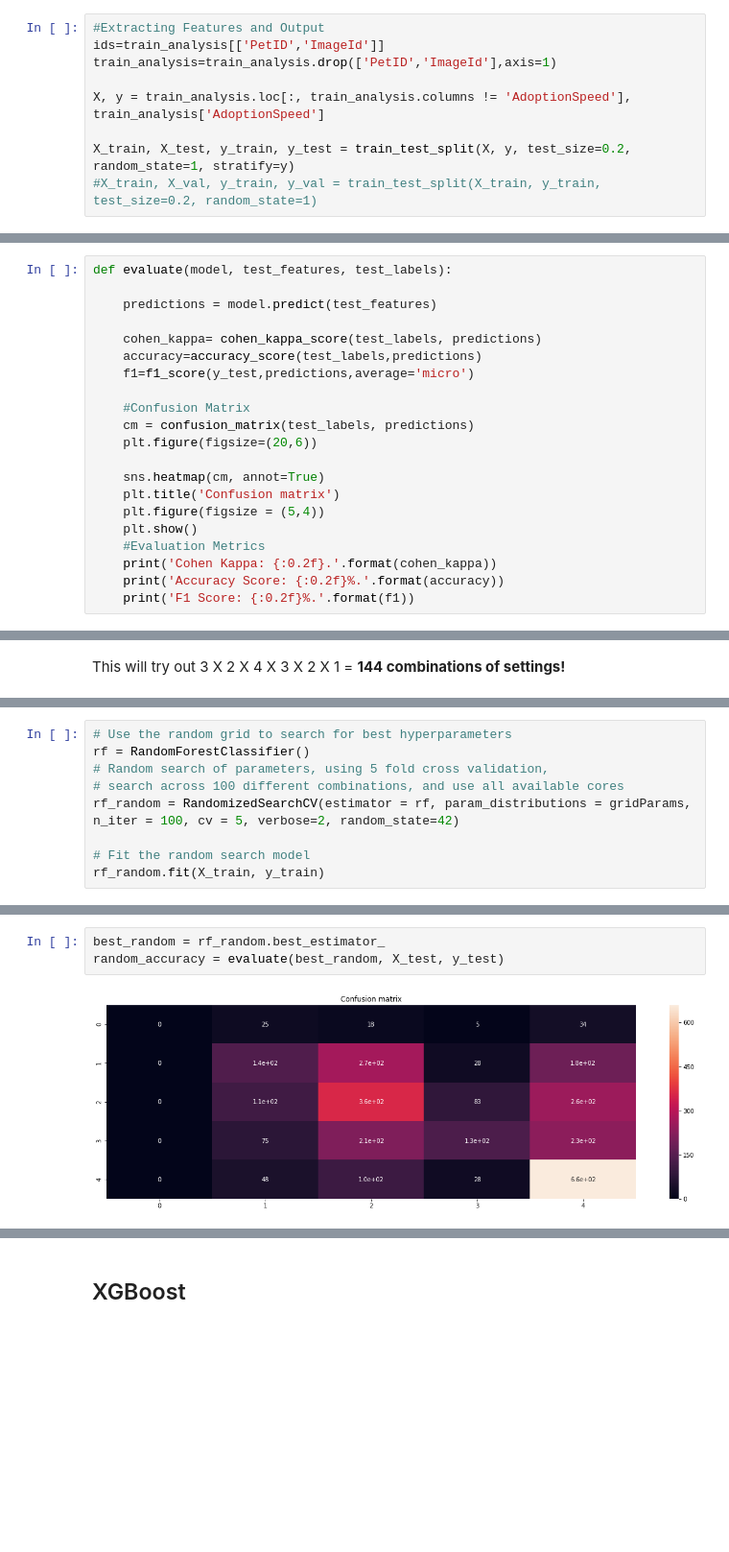
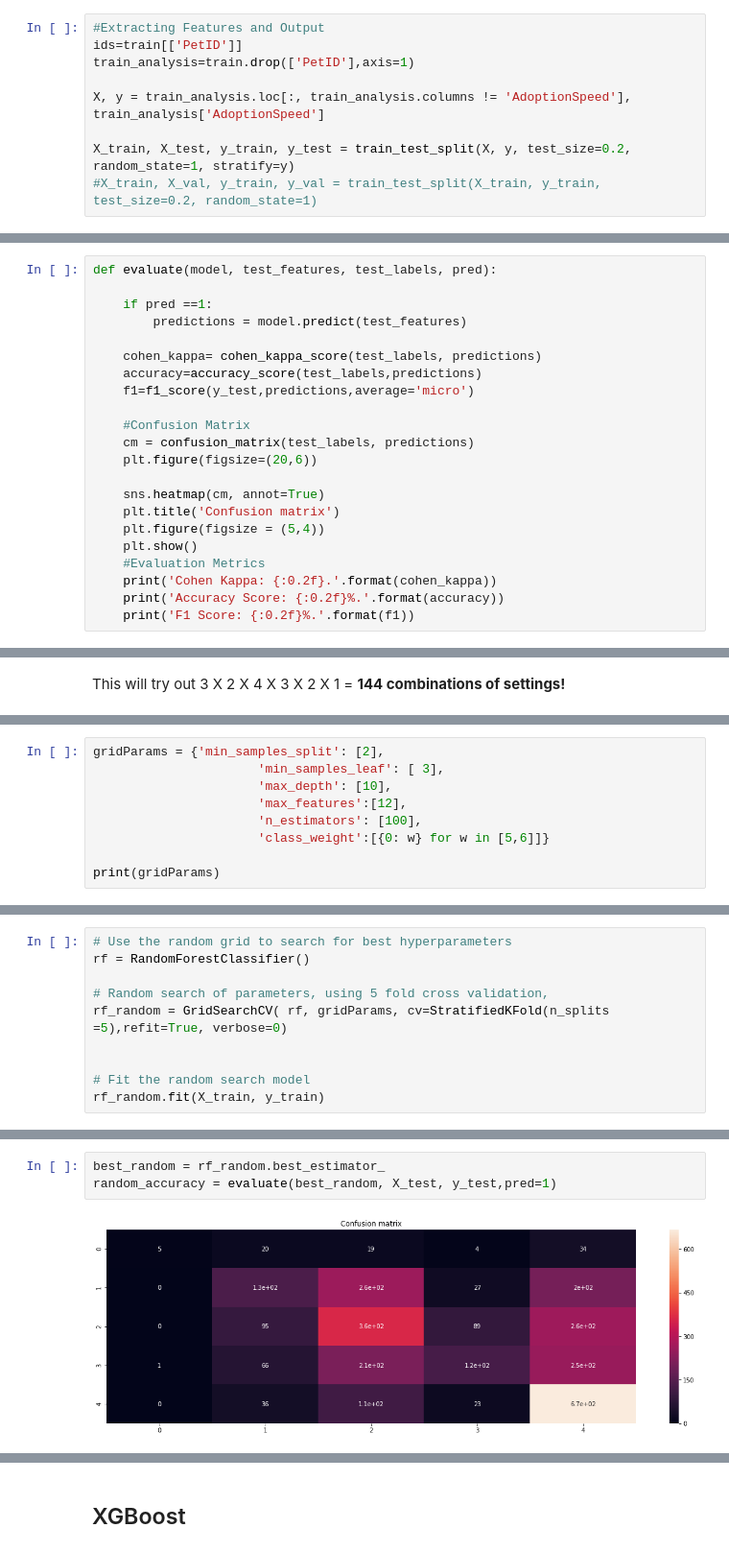
Before and after one commit to alexlorenzo/Pet.my, a Jupyter notebook: 2-Multiclass Models.ipynb, the cells around one changed output, grey strips where cells are left out. Shown at 96% size. Cells and saved outputs as stored; diff of their text form; blank space fills up the shorter version.

```diff
--- a/2-Multiclass Models.ipynb
+++ b/2-Multiclass Models.ipynb
@@ -142,8 +56,8 @@ We are going to use 80% of the data for training and the remaining 20% to test t
 We will tune the hyperparameters using cross validation datasets.
 # %%
 #Extracting Features and Output
-ids=train_analysis[['PetID','ImageId']]
-train_analysis=train_analysis.drop(['PetID','ImageId'],axis=1)
+ids=train[['PetID']]
+train_analysis=train.drop(['PetID'],axis=1)
 
 X, y = train_analysis.loc[:, train_analysis.columns != 'AdoptionSpeed'], train_analysis['AdoptionSpeed']
 
@@ -189,9 +103,10 @@ In a first step we divide our data into a training(80% of Data) and a testing se
 # %% [markdown]
 ### Evaluation with Cohen Kappa measure
 # %%
-def evaluate(model, test_features, test_labels):
+def evaluate(model, test_features, test_labels, pred):
 
-    predictions = model.predict(test_features)
+    if pred ==1:
+        predictions = model.predict(test_features)
 
     cohen_kappa= cohen_kappa_score(test_labels, predictions)
     accuracy=accuracy_score(test_labels,predictions)
@@ -239,0 +131,9 @@ print(gridParams)
+# %%
+gridParams = {'min_samples_split': [2],
+                      'min_samples_leaf': [ 3],
+                      'max_depth': [10],
+                      'max_features':[12],
+                      'n_estimators': [100],
+                      'class_weight':[{0: w} for w in [5,6]]}
+
+print(gridParams)
@@ -240,9 +142,10 @@ print(gridParams)
 # %%
 # Use the random grid to search for best hyperparameters
 rf = RandomForestClassifier()
+
 # Random search of parameters, using 5 fold cross validation,
-# search across 100 different combinations, and use all available cores
-rf_random = RandomizedSearchCV(estimator = rf, param_distributions = gridParams, n_iter = 100, cv = 5, verbose=2, random_state=42)
+rf_random = GridSearchCV( rf, gridParams, cv=StratifiedKFold(n_splits  =5),refit=True, verbose=0)
+
 
 # Fit the random search model
 rf_random.fit(X_train, y_train)
@@ -295,8 +175,8 @@ rf_random.best_params_
 # %%
 best_random = rf_random.best_estimator_
-random_accuracy = evaluate(best_random, X_test, y_test)
+random_accuracy = evaluate(best_random, X_test, y_test,pred=1)
 # %% [output]
-[figure, old version]
+[figure, new version]
 <matplotlib.figure.Figure at 0x...>
 Cohen Kappa: 0.23.
 Accuracy Score: 0.43%.
```
Also changed, not shown: parts of 34 cells of this notebook, 2 other files.
